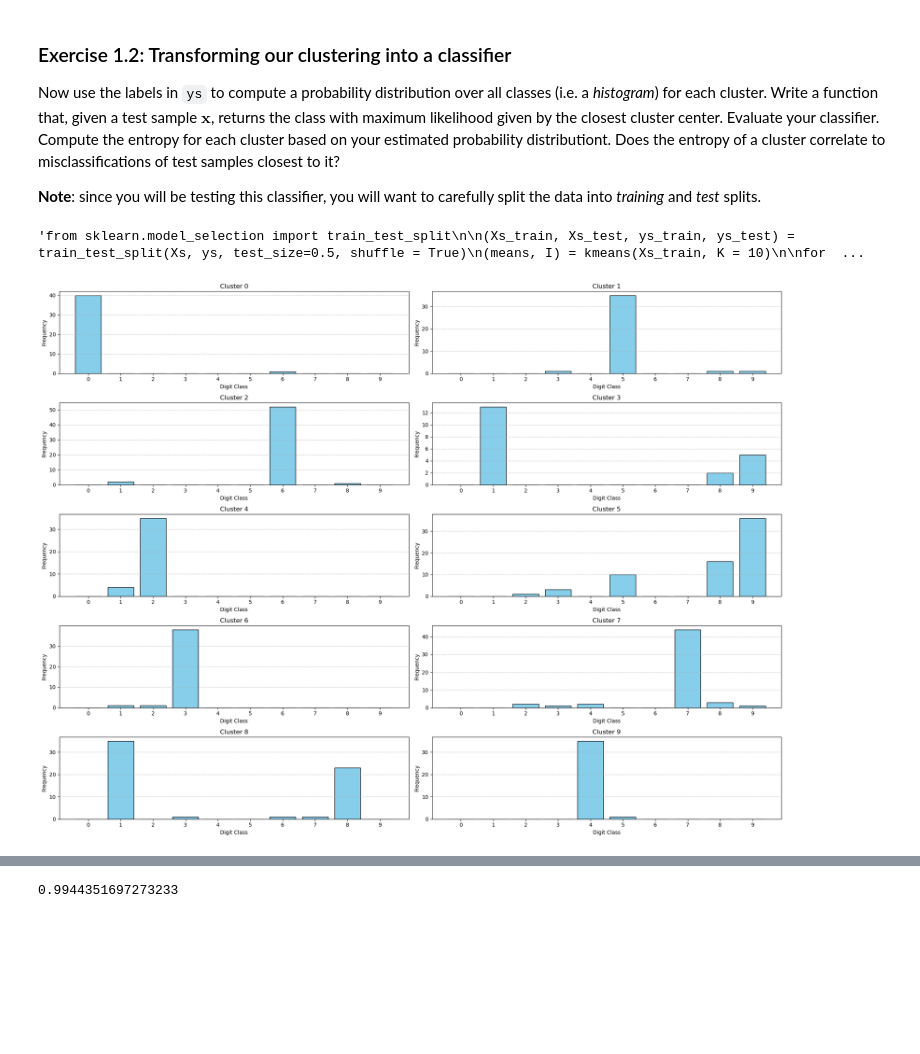
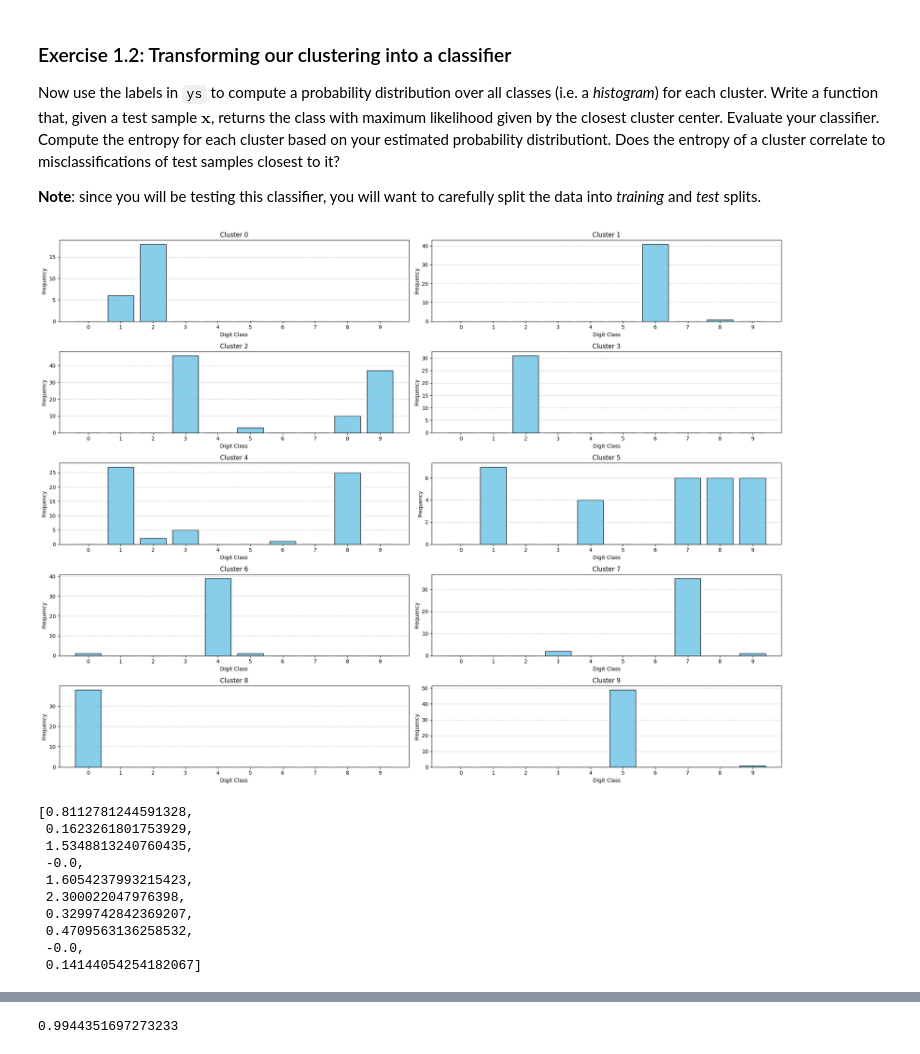
Before and after one commit to Pampaj7/FMLab, a Jupyter notebook: FML-Pampaloni-UnsupervisedLearning.ipynb, the cells around one changed output, grey strips where cells are left out. Drawn from its saved outputs; the diff is of its cells as text; code cells hidden in the pictures; blank space fills up the shorter version.

```diff
--- a/FML-Pampaloni-UnsupervisedLearning.ipynb
+++ b/FML-Pampaloni-UnsupervisedLearning.ipynb
@@ -108,14 +204,16 @@ plt.imshow(means[5].reshape(8, 8))
 # %%
-from sklearn.cluster import KMeans # try silhouette score -- inertia sucks
+from sklearn.cluster import KMeans
+from sklearn.metrics import silhouette_score
 
 # Perform K-means clustering with 10 clusters
-kmeans = KMeans(n_clusters=10, random_state=42, n_init=100)
+kmeans = KMeans(n_clusters=10, random_state=42, n_init=1000)
 kmeans.fit(Xs)
 
 # Get cluster centers and labels
-cluster_centers = kmeans.cluster_centers_ # The actual centroids
+cluster_centers = kmeans.cluster_centers_  # The actual centroids
 labels = kmeans.labels_
 
+# Calculate inertia per cluster
 inertia_per_cluster = np.zeros(10)
 for i in range(10):
     cluster_points = Xs[labels == i]
@@ -126,7 +224,12 @@ print("\nInertia per cluster:")
 for i, inertia in enumerate(inertia_per_cluster):
     print(f"Cluster {i}: {inertia:.2f}")
 
-print(f"\nThe minimum inertia is {inertia_per_cluster.min():.2f} for cluster number {inertia_per_cluster.argmin()}")
+print(
+    f"\nThe minimum inertia is {inertia_per_cluster.min():.2f} for cluster number {inertia_per_cluster.argmin()}")
+
+#Calculate the average silhouette score to compare cohesion
+silhouette_avg = silhouette_score(Xs, labels)
+print(f"The average silhouette score is: {silhouette_avg:.2f}")
 
 # Visualize the cluster centers
 fig, ax = plt.subplots(2, 5, figsize=(8, 4))
@@ -159,62 +274,83 @@ In the context of the K-means algorithm applied to the digits dataset, each cent
 Now use the labels in `ys` to compute a probability distribution over all classes (i.e. a *histogram*) for each cluster. Write a function that, given a test sample $\mathbf{x}$, returns the class with maximum likelihood given by the closest cluster center. Evaluate your classifier. Compute the entropy for each cluster based on your estimated probability distributiont. Does the entropy of a cluster correlate to misclassifications of test samples closest to it?
 
 **Note**: since you will be testing this classifier, you will want to carefully split the data into *training* and *test* splits.
-# %%
-"""from sklearn.model_selection import train_test_split
-
-(Xs_train, Xs_test, ys_train, ys_test) = train_test_split(Xs, ys, test_size=0.5, shuffle = True)
-(means, I) = kmeans(Xs_train, K = 10)
-
-for c in range(10):
-    plt.figure(figsize=(9, 2))
-    plt.hist(ys_train[I == c], bins = [1, 2, 3, 4, 5, 6, 7, 8, 9, 10])"""
-# %% [output]
-'from sklearn.model_selection import train_test_split\n\n(Xs_train, Xs_test, ys_train, ys_test) = train_test_split(Xs, ys, test_size=0.5, shuffle = True)\n(means, I) = kmeans(Xs_train, K = 10)\n\nfor  ...
 # %%
 from sklearn.model_selection import train_test_split
 
+# Split the dataset into training and test sets
 Xtr, Xte, ytr, yte = train_test_split(df_digits, targets_digits, test_size=0.75)
 
+# Fit K-means clustering on the training data
 kmeans.fit(Xtr)
 cluster_labels = kmeans.predict(Xtr)
 
-# Function to plot histograms for each cluster
-def plot_cluster_histograms(cluster_labels, true_labels):
+def entropy(probabilities):
+    # Remove zero probabilities to avoid log(0) issues
+    non_zero_probs = probabilities[probabilities > 0]
+
+    # Calculate entropy using the formula
+    entropy_value = -np.sum(non_zero_probs * np.log2(non_zero_probs))
+    return entropy_value
+
+# Function to plot histograms for each cluster and return cluster probabilities
+def plot_cluster_histograms_probabilities(cluster_labels, true_labels):
     unique_clusters = np.unique(cluster_labels)
     num_clusters = len(unique_clusters)
+
+    cluster_probabilities = []
 
     # Define the number of rows and columns for subplots
     rows = (num_clusters + 1) // 2  # Ensure an even number of subplots in each row
     cols = 2
 
     # Create subplots
     fig, axes = plt.subplots(rows, cols, figsize=(20, 15))
 
     for i, cluster_id in enumerate(unique_clusters):
         mask = (cluster_labels == cluster_id)
         cluster_classes = true_labels[mask]
+
+        # Calculate relative frequencies (probabilities) for each class
+        class_counts = np.bincount(cluster_classes)
+        class_probabilities = class_counts / len(cluster_classes)
+
+        cluster_probabilities.append(class_probabilities)
 
         # Determine subplot position
         if rows > 1:
             ax = axes[i // cols, i % cols]
         else:
             ax = axes[i]
         # Plot histogram for the current cluster
         ax.hist(cluster_classes, bins=np.arange(11) - 0.5, rwidth=0.8, color='skyblue', edgecolor='black')
         ax.set_title(f'Cluster {cluster_id}')
         ax.set_xlabel('Digit Class')
         ax.set_ylabel('Frequency')
         ax.set_xticks(range(10))
         ax.grid(axis='y', linestyle='--', alpha=0.7)
 
     # Adjust layout and show the subplots
     plt.tight_layout()
     plt.show()
 
-# Example: Plot histograms for each cluster
-plot_cluster_histograms(cluster_labels, ytr)
+    return cluster_probabilities
+
+# Example: Plot histograms for each cluster and compute cluster entropies
+cluster_probabilities = plot_cluster_histograms_probabilities(cluster_labels, ytr)
+cluster_entropies = [entropy(probabilities) for probabilities in cluster_probabilities]
+cluster_entropies
 # %% [output]
-[figure, old version]
+[figure, new version]
+[0.8112781244591328,
+ 0.1623261801753929,
+ 1.5348813240760435,
+ -0.0,
+ 1.6054237993215423,
+ 2.300022047976398,
+ 0.3299742842369207,
+ 0.4709563136258532,
+ -0.0,
+ 0.14144054254182067]
 # %%
 import numpy as np
 
```
Also changed, not shown: parts of 10 cells of this notebook, 4 other files.
